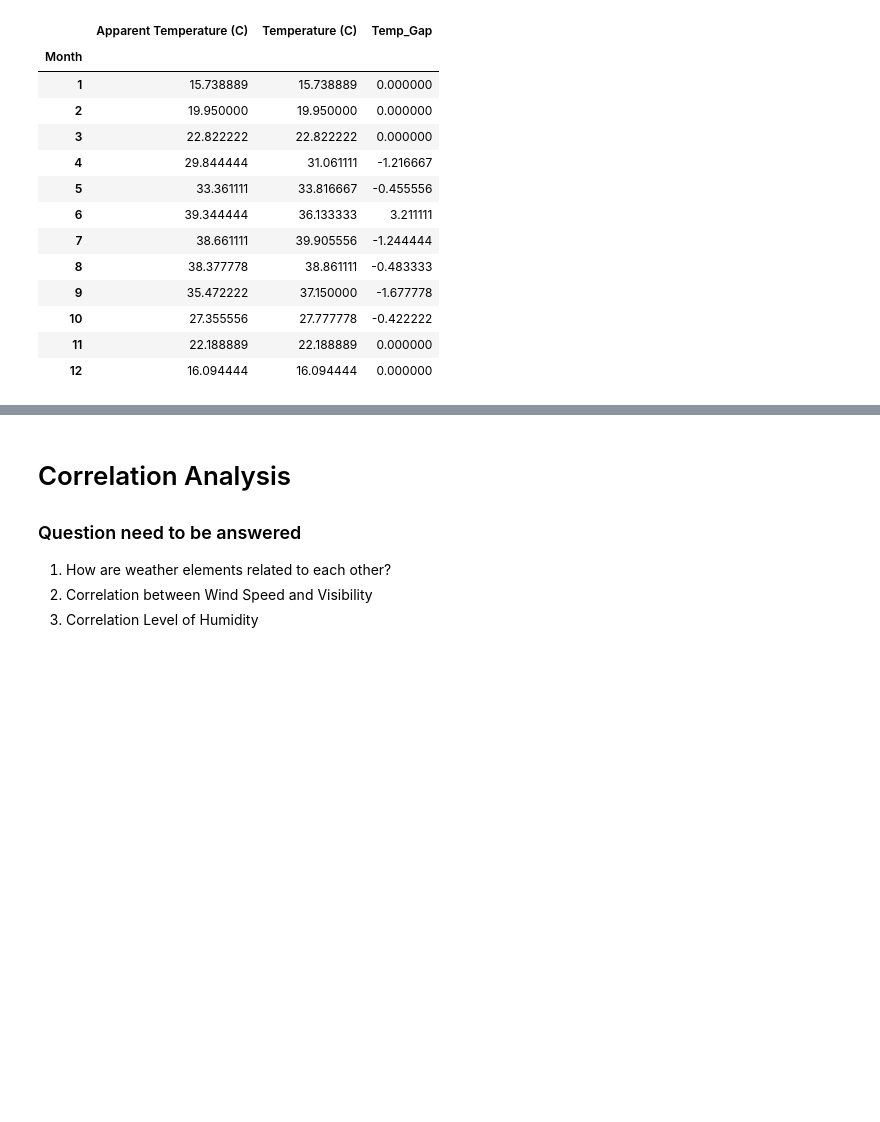
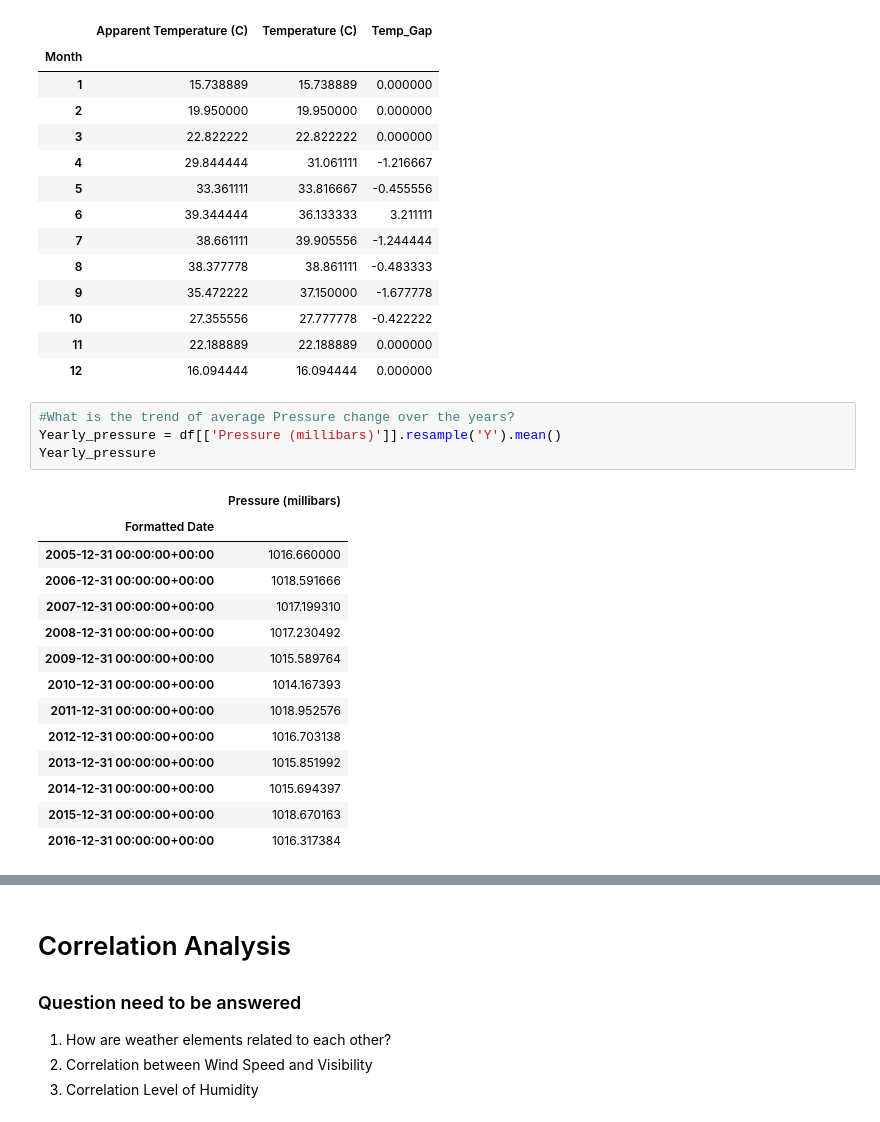
Before and after one commit to CMC-NCKH-2026/Weather_forcasting, a Jupyter notebook: notebooks/Data_Analysis.ipynb, the cells around one changed output, grey strips where cells are left out. Saved outputs shown, nothing was run; the diff lists cells and outputs as text; blank space fills up the shorter version.

```diff
--- a/notebooks/Data_Analysis.ipynb
+++ b/notebooks/Data_Analysis.ipynb
@@ -158,3 +168,22 @@ monthly_diff
 | 10 | 27.355556 | 27.777778 | -0.422222 |
 | 11 | 22.188889 | 22.188889 | 0.000000 |
 | 12 | 16.094444 | 16.094444 | 0.000000 |
+# %%
+#What is the trend of average Pressure change over the years?
+Yearly_pressure = df[['Pressure (millibars)']].resample('Y').mean()
+Yearly_pressure
+# %% [output]
+|  | Pressure (millibars) |
+| Formatted Date |  |
+| 2005-12-31 00:00:00+00:00 | 1016.660000 |
+| 2006-12-31 00:00:00+00:00 | 1018.591666 |
+| 2007-12-31 00:00:00+00:00 | 1017.199310 |
+| 2008-12-31 00:00:00+00:00 | 1017.230492 |
+| 2009-12-31 00:00:00+00:00 | 1015.589764 |
+| 2010-12-31 00:00:00+00:00 | 1014.167393 |
+| 2011-12-31 00:00:00+00:00 | 1018.952576 |
+| 2012-12-31 00:00:00+00:00 | 1016.703138 |
+| 2013-12-31 00:00:00+00:00 | 1015.851992 |
+| 2014-12-31 00:00:00+00:00 | 1015.694397 |
+| 2015-12-31 00:00:00+00:00 | 1018.670163 |
+| 2016-12-31 00:00:00+00:00 | 1016.317384 |
```
Also changed, not shown: parts of 10 cells of this notebook.
